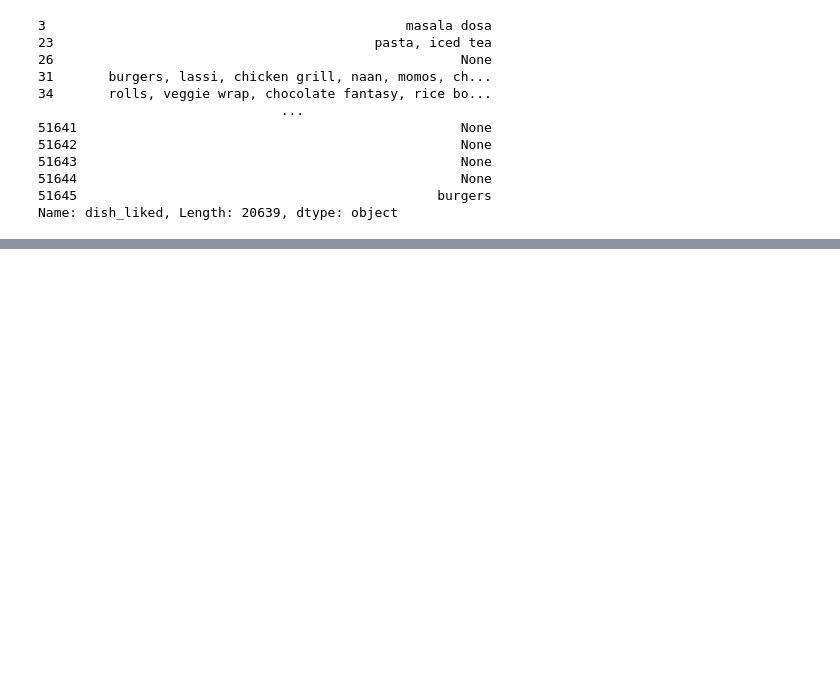
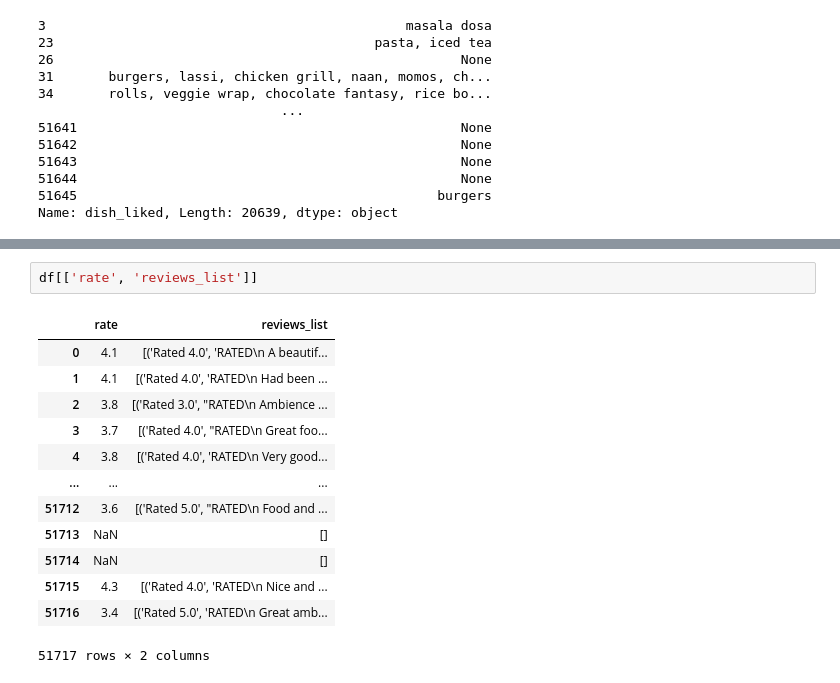
Before and after one commit to shbnm93/Data-Science-Projects, a Jupyter notebook: Zomato/ML_Zomato_rest_success_prediction_Shan_Singh.ipynb, the cells around one changed output, grey strips where cells are left out. Cells and saved outputs as stored; diff of their text form; blank space fills up the shorter version.

```diff
--- a/Zomato/ML_Zomato_rest_success_prediction_Shan_Singh.ipynb
+++ b/Zomato/ML_Zomato_rest_success_prediction_Shan_Singh.ipynb
@@ -315,0 +373,16 @@ Name: dish_liked, Length: 20639, dtype: object
+# %%
+df[['rate', 'reviews_list']]
+# %% [output]
+|  | rate | reviews_list |
+| 0 | 4.1 | [('Rated 4.0', 'RATED\n A beautif... |
+| 1 | 4.1 | [('Rated 4.0', 'RATED\n Had been ... |
+| 2 | 3.8 | [('Rated 3.0', "RATED\n Ambience ... |
+| 3 | 3.7 | [('Rated 4.0', "RATED\n Great foo... |
+| 4 | 3.8 | [('Rated 4.0', 'RATED\n Very good... |
+| ... | ... | ... |
+| 51712 | 3.6 | [('Rated 5.0', "RATED\n Food and ... |
+| 51713 | NaN | [] |
+| 51714 | NaN | [] |
+| 51715 | 4.3 | [('Rated 4.0', 'RATED\n Nice and ... |
+| 51716 | 3.4 | [('Rated 5.0', 'RATED\n Great amb... |
+51717 rows × 2 columns
```
Also changed, not shown: parts of 27 cells of this notebook.
